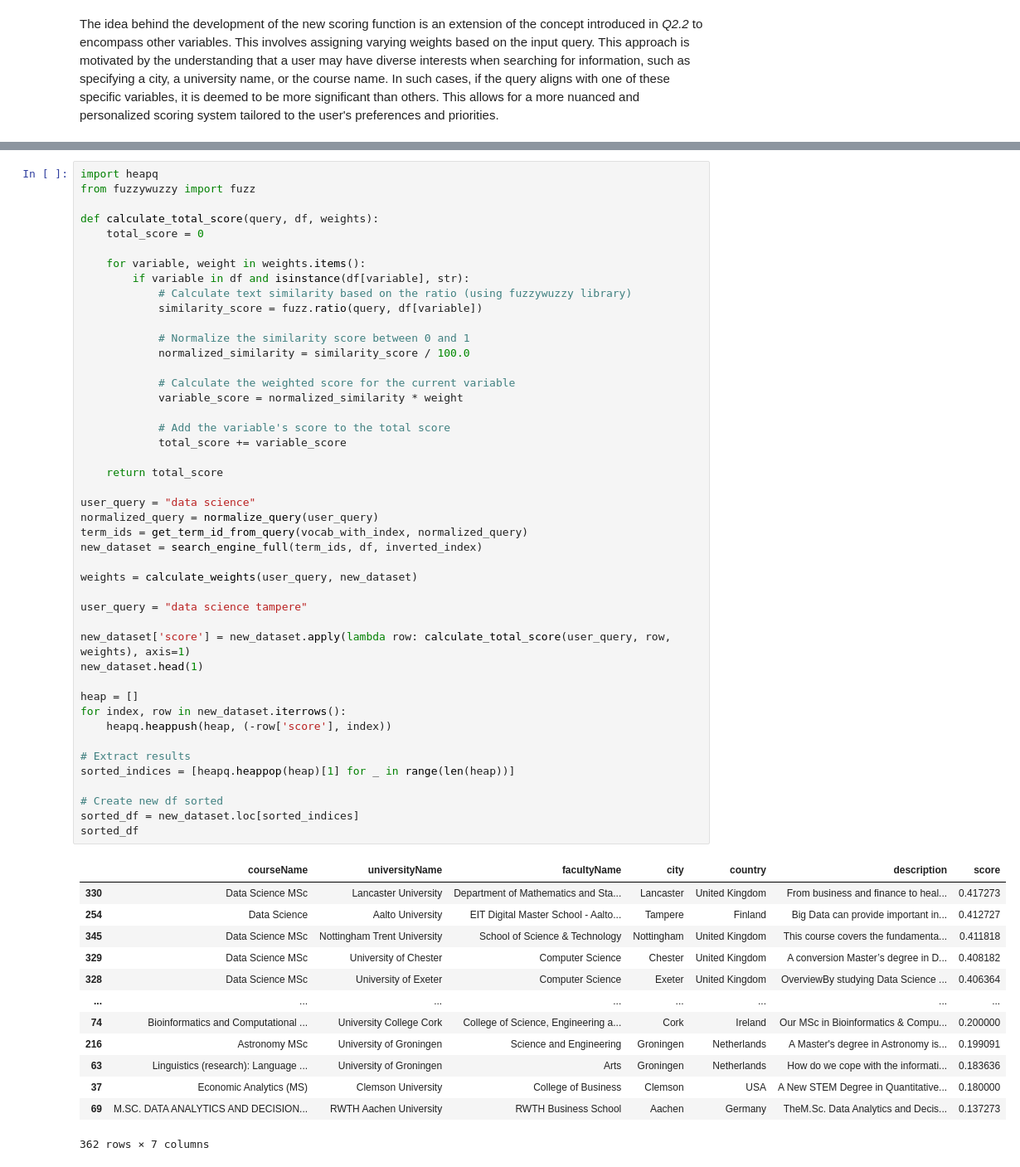
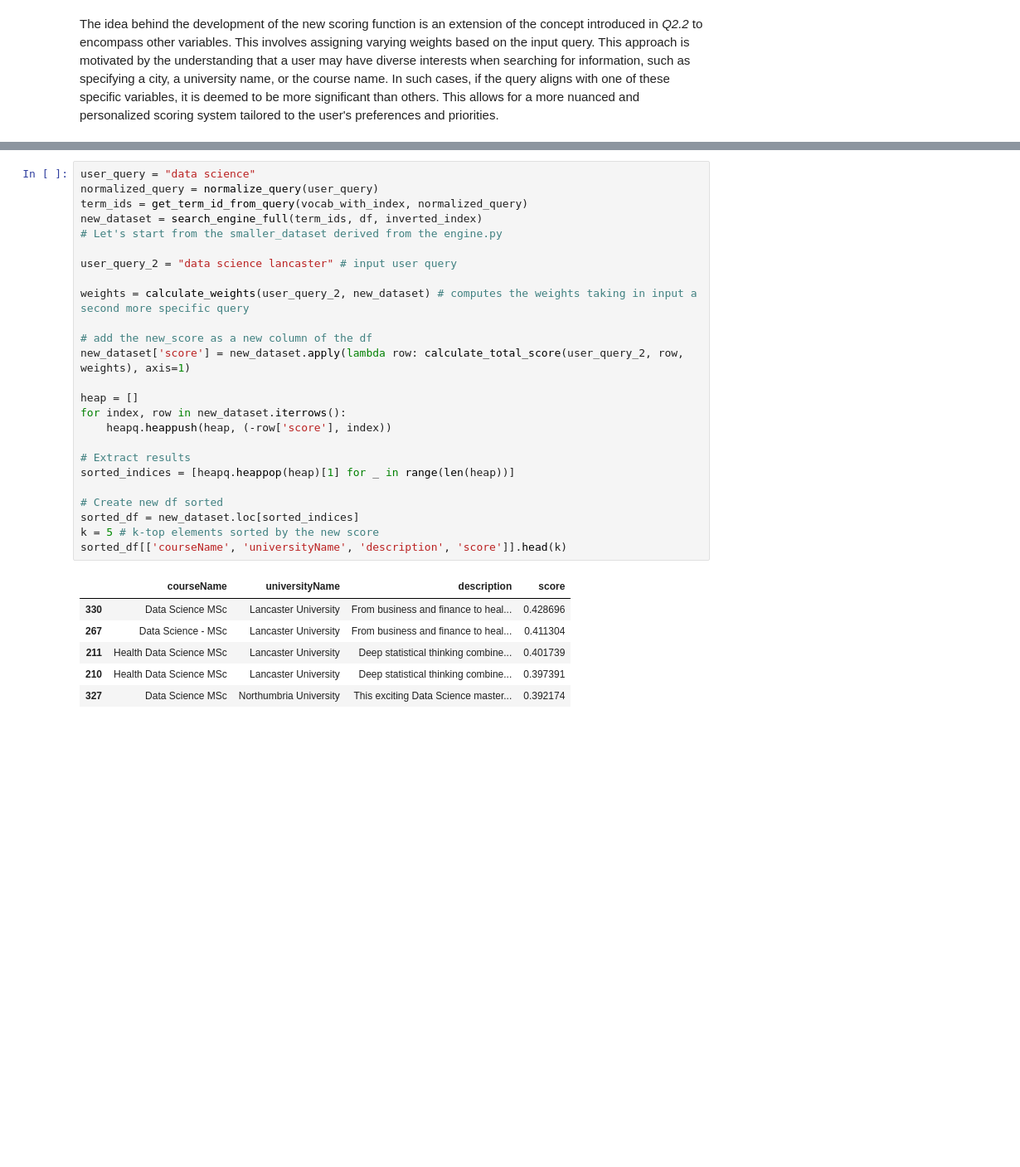
Before and after one commit to saifali03/Master-s-Degrees-from-all-over-, a Jupyter notebook: ADM_HW3.ipynb, the cells around one changed output, grey strips where cells are left out. Shown at 83% size. Saved outputs shown, nothing was run; the diff lists cells and outputs as text; blank space fills up the shorter version.

```diff
--- a/ADM_HW3.ipynb
+++ b/ADM_HW3.ipynb
@@ -349,59 +356,32 @@ After that we use the 'fuzzywuzzy' package, importing Levenshtein Distance to ca
 # %%
-import heapq
-from fuzzywuzzy import fuzz
-
-def calculate_total_score(query, df, weights):
-    total_score = 0
-
-    for variable, weight in weights.items():
-        if variable in df and isinstance(df[variable], str):
-            # Calculate text similarity based on the ratio (using fuzzywuzzy library)
-            similarity_score = fuzz.ratio(query, df[variable])
-
-            # Normalize the similarity score between 0 and 1
-            normalized_similarity = similarity_score / 100.0
-
-            # Calculate the weighted score for the current variable
-            variable_score = normalized_similarity * weight
-
-            # Add the variable's score to the total score
-            total_score += variable_score
-
-    return total_score
-
 user_query = "data science"
 normalized_query = normalize_query(user_query)
 term_ids = get_term_id_from_query(vocab_with_index, normalized_query)
 new_dataset = search_engine_full(term_ids, df, inverted_index)
+# Let's start from the smaller_dataset derived from the engine.py
 
-weights = calculate_weights(user_query, new_dataset)
+user_query_2 = "data science lancaster" # input user query
 
-user_query = "data science tampere"
+weights = calculate_weights(user_query_2, new_dataset) # computes the weights taking in input a second more specific query
 
-new_dataset['score'] = new_dataset.apply(lambda row: calculate_total_score(user_query, row, weights), axis=1)
-new_dataset.head(1)
+# add the new_score as a new column of the df
+new_dataset['score'] = new_dataset.apply(lambda row: calculate_total_score(user_query_2, row, weights), axis=1)
 
 heap = []
 for index, row in new_dataset.iterrows():
     heapq.heappush(heap, (-row['score'], index))
 
 # Extract results
 sorted_indices = [heapq.heappop(heap)[1] for _ in range(len(heap))]
 
 # Create new df sorted
 sorted_df = new_dataset.loc[sorted_indices]
-sorted_df
+k = 5 # k-top elements sorted by the new score
+sorted_df[['courseName', 'universityName', 'description', 'score']].head(k)
 # %% [output]
-|  | courseName | universityName | facultyName | city | country | description | score |
-| 330 | Data Science MSc | Lancaster University | Department of Mathematics and Sta... | Lancaster | United Kingdom | From business and finance to heal... | 0.417273 |
-| 254 | Data Science | Aalto University | EIT Digital Master School - Aalto... | Tampere | Finland | Big Data can provide important in... | 0.412727 |
-| 345 | Data Science MSc | Nottingham Trent University | School of Science & Technology | Nottingham | United Kingdom | This course covers the fundamenta... | 0.411818 |
-| 329 | Data Science MSc | University of Chester | Computer Science | Chester | United Kingdom | A conversion Master’s degree in D... | 0.408182 |
-| 328 | Data Science MSc | University of Exeter | Computer Science | Exeter | United Kingdom | OverviewBy studying Data Science ... | 0.406364 |
-| ... | ... | ... | ... | ... | ... | ... | ... |
-| 74 | Bioinformatics and Computational ... | University College Cork | College of Science, Engineering a... | Cork | Ireland | Our MSc in Bioinformatics & Compu... | 0.200000 |
-| 216 | Astronomy MSc | University of Groningen | Science and Engineering | Groningen | Netherlands | A Master's degree in Astronomy is... | 0.199091 |
-| 63 | Linguistics (research): Language ... | University of Groningen | Arts | Groningen | Netherlands | How do we cope with the informati... | 0.183636 |
-| 37 | Economic Analytics (MS) | Clemson University | College of Business | Clemson | USA | A New STEM Degree in Quantitative... | 0.180000 |
-| 69 | M.SC. DATA ANALYTICS AND DECISION... | RWTH Aachen University | RWTH Business School | Aachen | Germany | TheM.Sc. Data Analytics and Decis... | 0.137273 |
+|  | courseName | universityName | description | score |
+| 330 | Data Science MSc | Lancaster University | From business and finance to heal... | 0.428696 |
+| 267 | Data Science - MSc | Lancaster University | From business and finance to heal... | 0.411304 |
+| 211 | Health Data Science MSc | Lancaster University | Deep statistical thinking combine... | 0.401739 |
+| 210 | Health Data Science MSc | Lancaster University | Deep statistical thinking combine... | 0.397391 |
+| 327 | Data Science MSc | Northumbria University | This exciting Data Science master... | 0.392174 |
-362 rows × 7 columns
```
Also changed, not shown: parts of 21 cells of this notebook.
